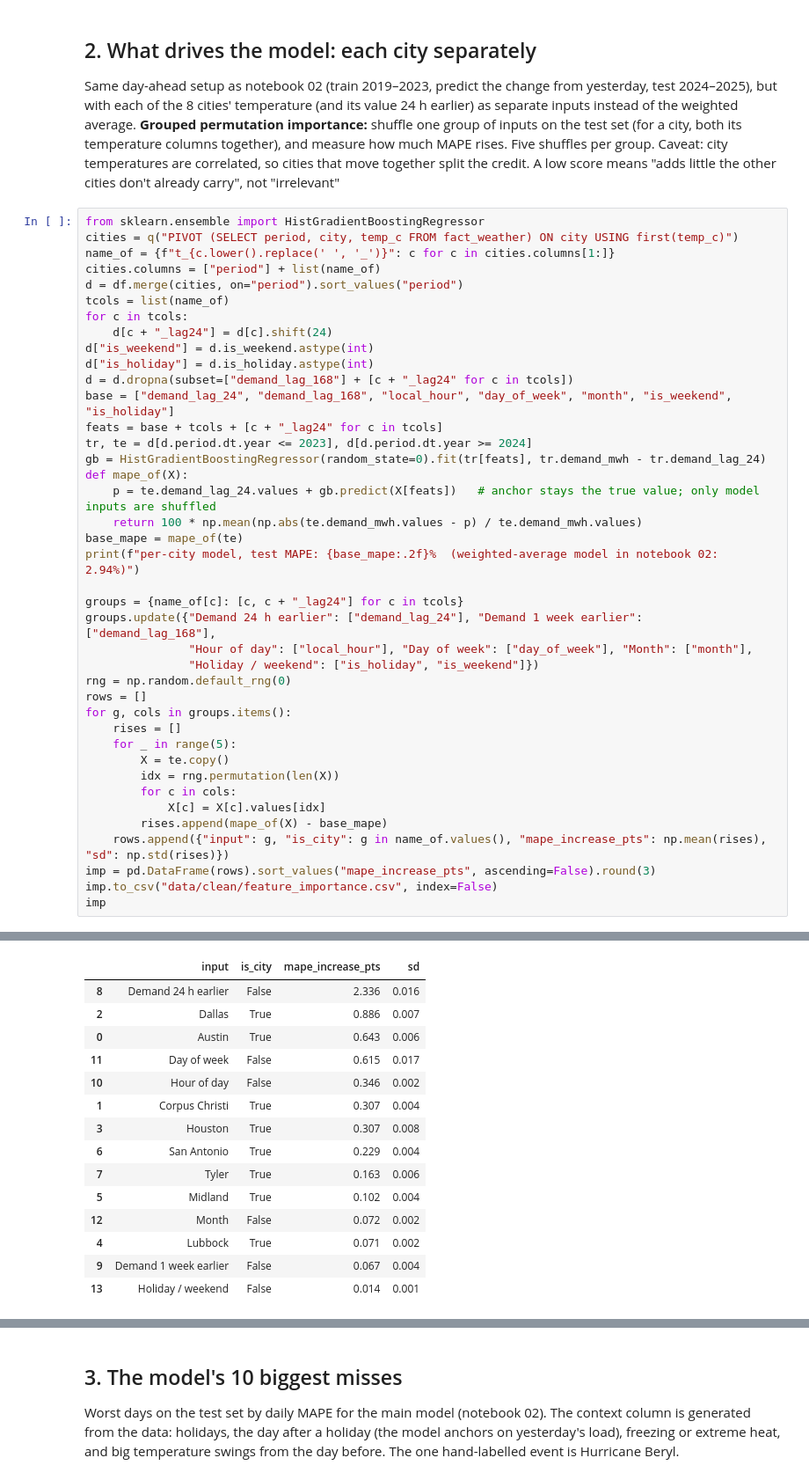
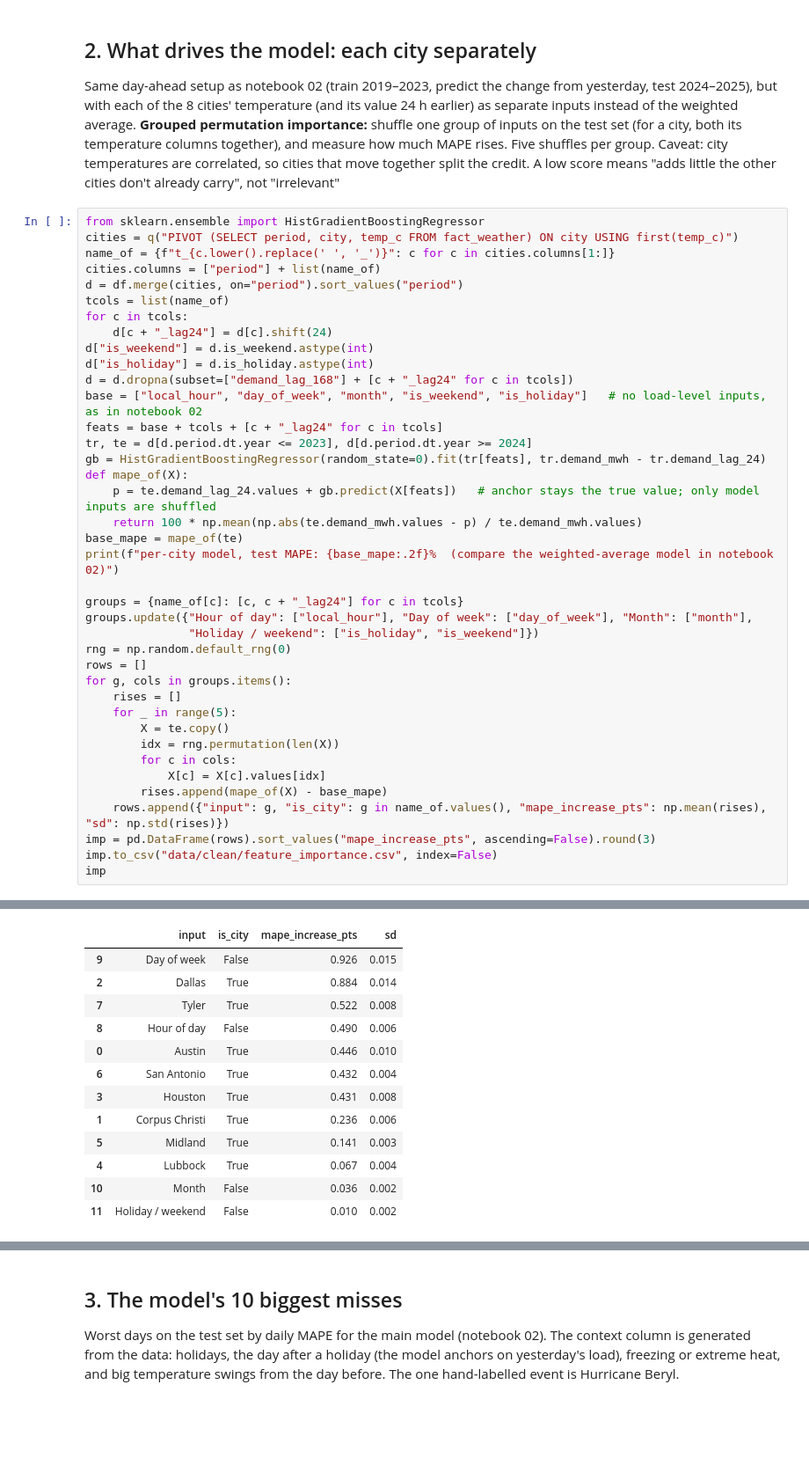
Before and after one commit to Stenberg1/texas-grid-load-analysis, a Jupyter notebook: notebooks/05_drivers_and_misses.ipynb, the cells around one changed output, grey strips where cells are left out. Shown at 88% size. Cells and saved outputs as stored; diff of their text form; blank space fills up the shorter version.

```diff
--- a/notebooks/05_drivers_and_misses.ipynb
+++ b/notebooks/05_drivers_and_misses.ipynb
@@ -119,7 +119,7 @@ for c in tcols:
 d["is_weekend"] = d.is_weekend.astype(int)
 d["is_holiday"] = d.is_holiday.astype(int)
 d = d.dropna(subset=["demand_lag_168"] + [c + "_lag24" for c in tcols])
-base = ["demand_lag_24", "demand_lag_168", "local_hour", "day_of_week", "month", "is_weekend", "is_holiday"]
+base = ["local_hour", "day_of_week", "month", "is_weekend", "is_holiday"]   # no load-level inputs, as in notebook 02
 feats = base + tcols + [c + "_lag24" for c in tcols]
 tr, te = d[d.period.dt.year <= 2023], d[d.period.dt.year >= 2024]
 gb = HistGradientBoostingRegressor(random_state=0).fit(tr[feats], tr.demand_mwh - tr.demand_lag_24)
@@ -127,11 +127,10 @@ def mape_of(X):
     p = te.demand_lag_24.values + gb.predict(X[feats])   # anchor stays the true value; only model inputs are shuffled
     return 100 * np.mean(np.abs(te.demand_mwh.values - p) / te.demand_mwh.values)
 base_mape = mape_of(te)
-print(f"per-city model, test MAPE: {base_mape:.2f}%  (weighted-average model in notebook 02: 2.94%)")
+print(f"per-city model, test MAPE: {base_mape:.2f}%  (compare the weighted-average model in notebook 02)")
 
 groups = {name_of[c]: [c, c + "_lag24"] for c in tcols}
-groups.update({"Demand 24 h earlier": ["demand_lag_24"], "Demand 1 week earlier": ["demand_lag_168"],
-               "Hour of day": ["local_hour"], "Day of week": ["day_of_week"], "Month": ["month"],
+groups.update({"Hour of day": ["local_hour"], "Day of week": ["day_of_week"], "Month": ["month"],
                "Holiday / weekend": ["is_holiday", "is_weekend"]})
 rng = np.random.default_rng(0)
 rows = []
@@ -154,18 +153,16 @@ per-city model, test MAPE: 2.94%  (weighted-average model in notebook 02: 2.94%)
 |  | input | is_city | mape_increase_pts | sd |
-| 8 | Demand 24 h earlier | False | 2.336 | 0.016 |
-| 2 | Dallas | True | 0.886 | 0.007 |
-| 0 | Austin | True | 0.643 | 0.006 |
-| 11 | Day of week | False | 0.615 | 0.017 |
-| 10 | Hour of day | False | 0.346 | 0.002 |
-| 1 | Corpus Christi | True | 0.307 | 0.004 |
-| 3 | Houston | True | 0.307 | 0.008 |
-| 6 | San Antonio | True | 0.229 | 0.004 |
-| 7 | Tyler | True | 0.163 | 0.006 |
-| 5 | Midland | True | 0.102 | 0.004 |
-| 12 | Month | False | 0.072 | 0.002 |
-| 4 | Lubbock | True | 0.071 | 0.002 |
-| 9 | Demand 1 week earlier | False | 0.067 | 0.004 |
-| 13 | Holiday / weekend | False | 0.014 | 0.001 |
+| 9 | Day of week | False | 0.926 | 0.015 |
+| 2 | Dallas | True | 0.884 | 0.014 |
+| 7 | Tyler | True | 0.522 | 0.008 |
+| 8 | Hour of day | False | 0.490 | 0.006 |
+| 0 | Austin | True | 0.446 | 0.010 |
+| 6 | San Antonio | True | 0.432 | 0.004 |
+| 3 | Houston | True | 0.431 | 0.008 |
+| 1 | Corpus Christi | True | 0.236 | 0.006 |
+| 5 | Midland | True | 0.141 | 0.003 |
+| 4 | Lubbock | True | 0.067 | 0.004 |
+| 10 | Month | False | 0.036 | 0.002 |
+| 11 | Holiday / weekend | False | 0.010 | 0.002 |
 # %%
 srt = imp.sort_values("mape_increase_pts")
 fig = go.Figure()
```
Also changed, not shown: parts of 7 cells of this notebook, 28 other files.
